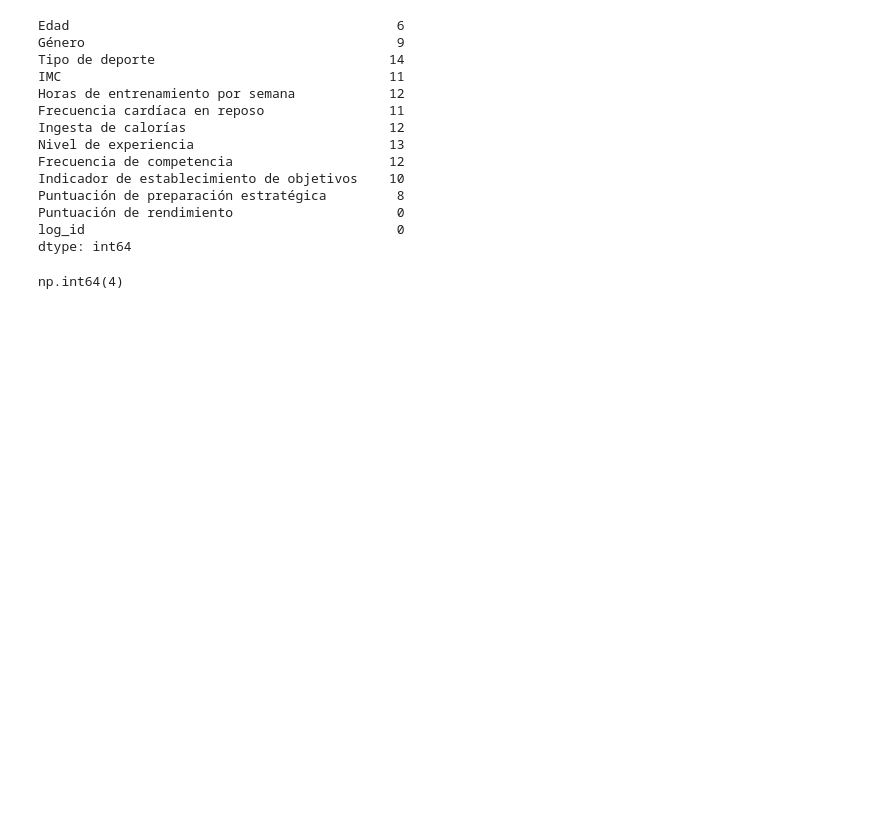
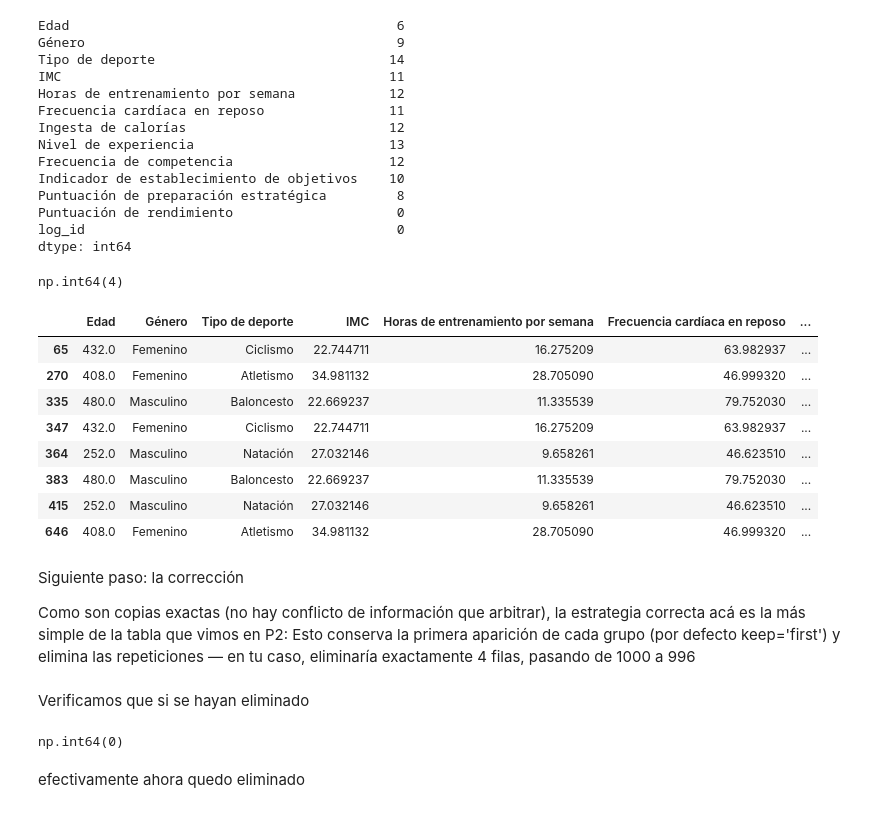
Before and after one commit to julianramosss04/MaterialDeClase-ISIS-2611, a Jupyter notebook: 202620/Parcial 1 - Práctico/plantilla_parcial1_practica.ipynb, the cells around one changed output. Cells and saved outputs as stored; diff of their text form; code cells hidden in the pictures; blank space fills up the shorter version.

```diff
--- a/202620/Parcial 1 - Práctico/plantilla_parcial1_practica.ipynb
+++ b/202620/Parcial 1 - Práctico/plantilla_parcial1_practica.ipynb
@@ -139,3 +139,22 @@ dtype: int64
 df.duplicated().sum() #
 # %% [output]
 np.int64(4)
+# %%
+#modificacion mia
+
+df[df.duplicated(keep=False)]
+# %% [output]
+|  | Edad | Género | Tipo de deporte | IMC | Horas de entrenamiento por semana | Frecuencia cardíaca en reposo | ... |
+| 65 | 432.0 | Femenino | Ciclismo | 22.744711 | 16.275209 | 63.982937 | ... |
+| 270 | 408.0 | Femenino | Atletismo | 34.981132 | 28.705090 | 46.999320 | ... |
+| 335 | 480.0 | Masculino | Baloncesto | 22.669237 | 11.335539 | 79.752030 | ... |
+| 347 | 432.0 | Femenino | Ciclismo | 22.744711 | 16.275209 | 63.982937 | ... |
+| 364 | 252.0 | Masculino | Natación | 27.032146 | 9.658261 | 46.623510 | ... |
+| 383 | 480.0 | Masculino | Baloncesto | 22.669237 | 11.335539 | 79.752030 | ... |
+| 415 | 252.0 | Masculino | Natación | 27.032146 | 9.658261 | 46.623510 | ... |
+| 646 | 408.0 | Femenino | Atletismo | 34.981132 | 28.705090 | 46.999320 | ... |
+# %% [markdown]
+Siguiente paso: la corrección
+
+Como son copias exactas (no hay conflicto de información que arbitrar), la estrategia correcta acá es la más simple de la tabla que vimos en P2:
+Esto conserva la primera aparición de cada grupo (por defecto keep='first') y elimina las repeticiones — en tu caso, eliminaría exactamente 4 filas, pasando de 1000 a 996
@@ -141,0 +164,8 @@ np.int64(4)
+# %% [markdown]
+Verificamos que si se hayan eliminado
+# %%
+df.duplicated().sum()
+# %% [output]
+np.int64(0)
+# %% [markdown]
+efectivamente ahora quedo eliminado
```
Also changed, not shown: parts of 18 cells of this notebook.
